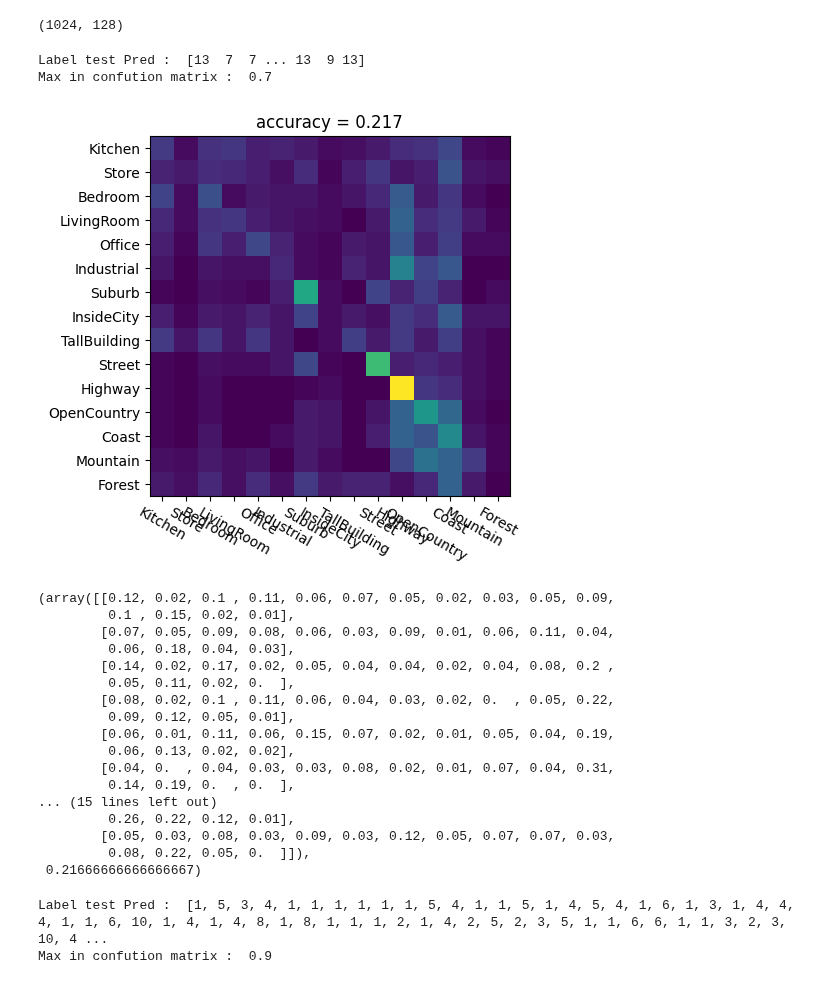
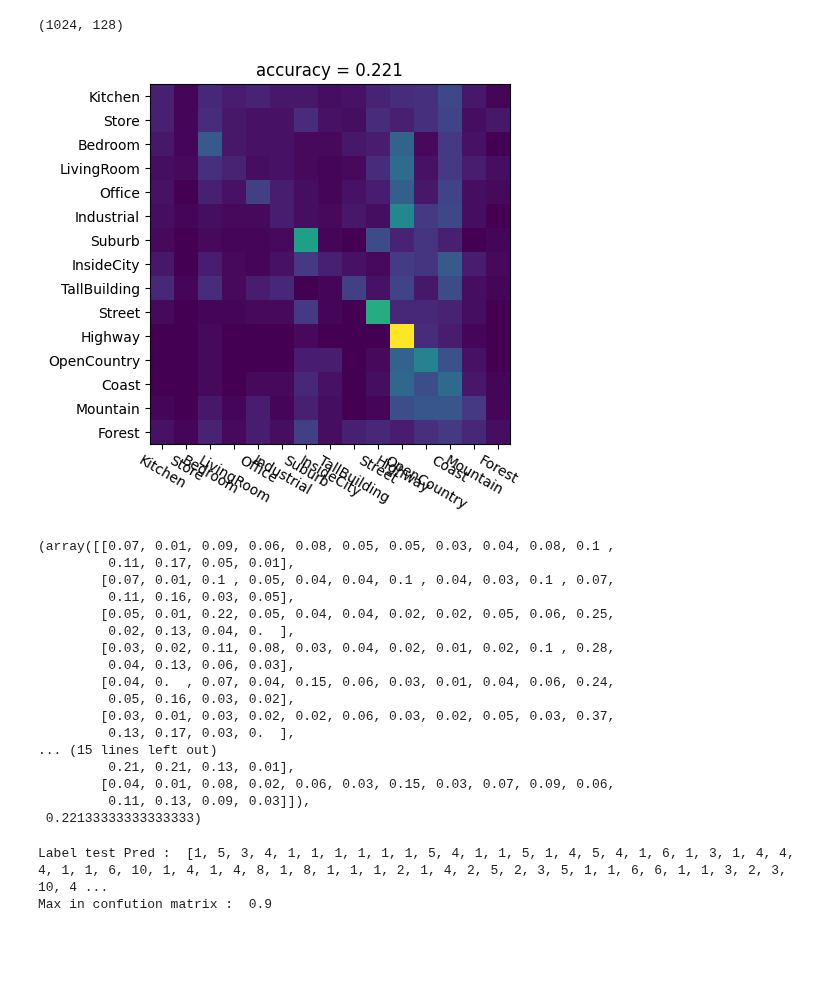
Before and after one commit to mohitydv09/computer_vision, a Jupyter notebook: hw3/scene_recognition.ipynb, the cells around one changed output. Saved outputs shown, nothing was run; the diff lists cells and outputs as text; code cells hidden in the pictures; blank space fills up the shorter version.

```diff
--- a/hw3/scene_recognition.ipynb
+++ b/hw3/scene_recognition.ipynb
@@ -100,7 +101,6 @@ def classify_knn_tiny(label_classes, label_train_list, img_train_list, label_tes
     # Convert all labels to Integers.
     label_train_int = np.array([label_map[item] for item in label_train_list])
     label_test_int = np.array([label_map[item] for item in label_test_list])
-
     label_classes_int = np.array([label_map[item] for item in label_classes])
 
     # Get the tiny image of all the train items.
@@ -108,66 +108,52 @@ def classify_knn_tiny(label_classes, label_train_list, img_train_list, label_tes
     for i,path_img in enumerate(img_train_list):
         img = cv2.imread(path_img,0) # Read Image, 0 to read as greyscale.
         feature_train[i,:] = get_tiny_image(img, output_size).flatten()   # Get features using tiny image funtion.
 
     # Get the tiny image of all the test items.
     feature_test = np.zeros((len(img_test_list), output_size[0]*output_size[1]))
     for i,path_img in enumerate(img_test_list):
         img = cv2.imread(path_img,0) # 0 to read as greyscale.
         feature_test[i,:] = get_tiny_image(img, output_size).flatten()
 
     # Predict labels for the test images.
-    k_neighbour = 5
+    k_neighbour = 10
     label_test_pred = predict_knn(feature_train, label_test_int, feature_test, k_neighbour)
-
-    print("Label test Pred : ", label_test_pred)
 
     # Make the confusion Matrix.
     confusion = np.zeros((len(label_classes), len(label_classes)))
     for row,cls in enumerate(label_classes_int):
-        # Get the indices where test data has this item.(ground truth)
-        # print("Row is : ", row, " Cls is : ", cls)
         indices = np.where(label_test_int == cls)[0]
-        # print("Len of indices in the loop  : ", len(indices))
-        # Get the predictions for this class of data.
         preds_temp = np.array([label_test_pred[i] for i in indices])
-        # print('preds temps : ', preds_temp)
         for col in range(len(label_classes)):
-            # True label for this is cls.
-            # confusion[row,col] = np.sum(np.where(preds_temp == label_classes_int[col])) / len(indices)
             confusion[row,col] = np.sum(preds_temp == label_classes_int[col]) / len(indices)
-            # print("Confusion Value is : ", confusion[row,col])
 
-    # confusion[0,14] = 1
-    print("Max in confution matrix : ", np.max(confusion))
     # Find the accuracy as mean of the correct predictions.
     accuracy = np.mean(np.diagonal(confusion))
 
     visualize_confusion_matrix(confusion, accuracy, label_classes)
 
     return confusion, accuracy
 
 classify_knn_tiny(label_classes, label_train_list, img_train_list, label_test_list, img_test_list)
 # %% [output]
+[figure, new version]
-Label test Pred :  [13  7  7 ... 13  9 13]
-Max in confution matrix :  0.7
+(array([[0.07, 0.01, 0.09, 0.06, 0.08, 0.05, 0.05, 0.03, 0.04, 0.08, 0.1 ,
+         0.11, 0.17, 0.05, 0.01],
+        [0.07, 0.01, 0.1 , 0.05, 0.04, 0.04, 0.1 , 0.04, 0.03, 0.1 , 0.07,
+         0.11, 0.16, 0.03, 0.05],
+        [0.05, 0.01, 0.22, 0.05, 0.04, 0.04, 0.02, 0.02, 0.05, 0.06, 0.25,
+         0.02, 0.13, 0.04, 0.  ],
+        [0.03, 0.02, 0.11, 0.08, 0.03, 0.04, 0.02, 0.01, 0.02, 0.1 , 0.28,
+         0.04, 0.13, 0.06, 0.03],
+        [0.04, 0.  , 0.07, 0.04, 0.15, 0.06, 0.03, 0.01, 0.04, 0.06, 0.24,
+         0.05, 0.16, 0.03, 0.02],
+        [0.03, 0.01, 0.03, 0.02, 0.02, 0.06, 0.03, 0.02, 0.05, 0.03, 0.37,
+         0.13, 0.17, 0.03, 0.  ],
+... (15 lines left out)
+         0.21, 0.21, 0.13, 0.01],
+        [0.04, 0.01, 0.08, 0.02, 0.06, 0.03, 0.15, 0.03, 0.07, 0.09, 0.06,
+         0.11, 0.13, 0.09, 0.03]]),
+ 0.22133333333333333)
-[figure, old version]
-(array([[0.12, 0.02, 0.1 , 0.11, 0.06, 0.07, 0.05, 0.02, 0.03, 0.05, 0.09,
-         0.1 , 0.15, 0.02, 0.01],
-        [0.07, 0.05, 0.09, 0.08, 0.06, 0.03, 0.09, 0.01, 0.06, 0.11, 0.04,
-         0.06, 0.18, 0.04, 0.03],
-        [0.14, 0.02, 0.17, 0.02, 0.05, 0.04, 0.04, 0.02, 0.04, 0.08, 0.2 ,
-         0.05, 0.11, 0.02, 0.  ],
-        [0.08, 0.02, 0.1 , 0.11, 0.06, 0.04, 0.03, 0.02, 0.  , 0.05, 0.22,
-         0.09, 0.12, 0.05, 0.01],
-        [0.06, 0.01, 0.11, 0.06, 0.15, 0.07, 0.02, 0.01, 0.05, 0.04, 0.19,
-         0.06, 0.13, 0.02, 0.02],
-        [0.04, 0.  , 0.04, 0.03, 0.03, 0.08, 0.02, 0.01, 0.07, 0.04, 0.31,
-         0.14, 0.19, 0.  , 0.  ],
-... (15 lines left out)
-         0.26, 0.22, 0.12, 0.01],
-        [0.05, 0.03, 0.08, 0.03, 0.09, 0.03, 0.12, 0.05, 0.07, 0.07, 0.03,
-         0.08, 0.22, 0.05, 0.  ]]),
- 0.21666666666666667)
 # %%
 def build_visual_dictionary(dense_feature_list, dict_size):
     # To do
```
Also changed, not shown: parts of 1 cell of this notebook.
